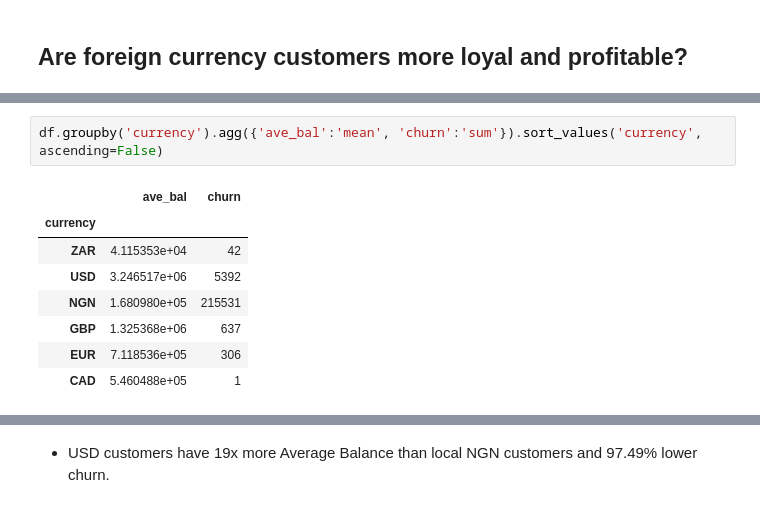
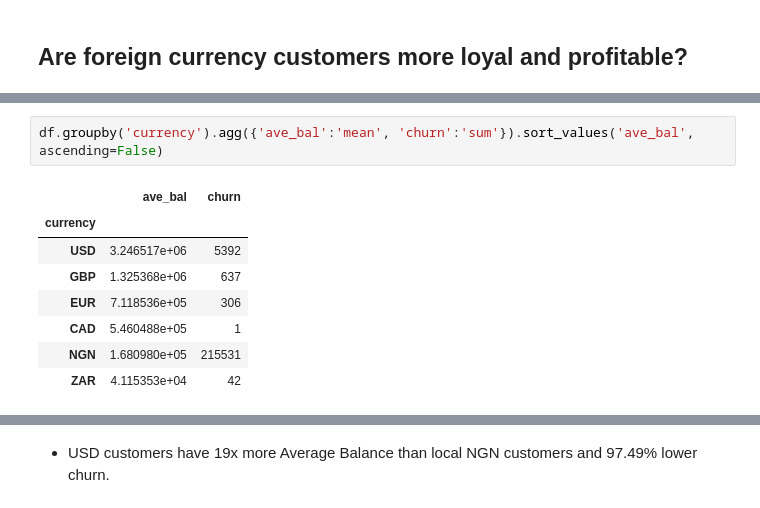
Before and after one commit to abhishektarun09/Bank-Customer-Churn-and-Retention-Analysis, a Jupyter notebook: notebooks/02_customer_churn_analysis.ipynb, the cells around one changed output, grey strips where cells are left out. Cells and saved outputs as stored; diff of their text form.

```diff
--- a/customer_churn_analysis.ipynb
+++ b/notebooks/02_customer_churn_analysis.ipynb
@@ -391,11 +399,11 @@ customer_val.groupby(['customer_val','digital_channels_used']).agg({'churn': 'su
 # %%
-df.groupby('currency').agg({'ave_bal':'mean', 'churn':'sum'}).sort_values('currency', ascending=False)
+df.groupby('currency').agg({'ave_bal':'mean', 'churn':'sum'}).sort_values('ave_bal', ascending=False)
 # %% [output]
 |  | ave_bal | churn |
 | currency |  |  |
-| ZAR | 4.115353e+04 | 42 |
 | USD | 3.246517e+06 | 5392 |
-| NGN | 1.680980e+05 | 215531 |
 | GBP | 1.325368e+06 | 637 |
 | EUR | 7.118536e+05 | 306 |
 | CAD | 5.460488e+05 | 1 |
+| NGN | 1.680980e+05 | 215531 |
+| ZAR | 4.115353e+04 | 42 |
```
Also changed, not shown: parts of 3 cells of this notebook, 13 other files.
